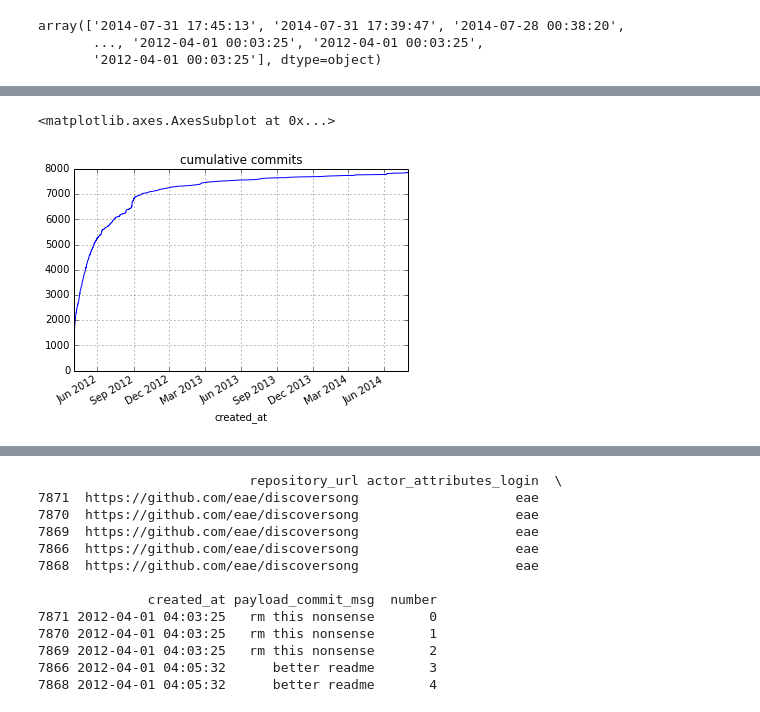
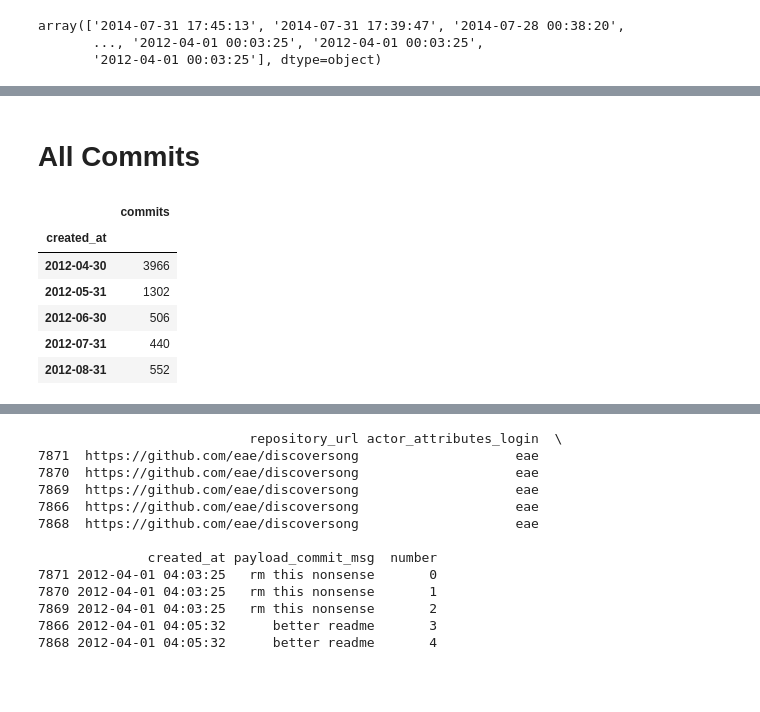
Before and after one commit to gauthamnair/repopulse, a Jupyter notebook: mockupFeasibility.ipynb, the cells around one changed output, grey strips where cells are left out. Cells and saved outputs as stored; diff of their text form; code cells hidden in the pictures; blank space fills up the shorter version.

```diff
--- a/mockupFeasibility.ipynb
+++ b/mockupFeasibility.ipynb
@@ -6,5 +9,6 @@ x = pd.read_csv('data/inputdata/results-20140731-174542.csv')
 # %%
-pd.set_option( 'display.notebook_repr_html', False )
+pd.set_option( 'display.notebook_repr_html', True )
+pd.set_option('max_rows', 5)
 # %%
 x.head()
 # %% [output]
@@ -81,5 +46,13 @@ x.head()
-# %%
-x.plot(x='created_at', y='commitNumber', title='cumulative commits')
-# %% [output]
-<matplotlib.axes.AxesSubplot at 0x...>
-[figure, removed]
+# %% [markdown]
+# All Commits
+# %%
+byMonth = x.resample('M', how='sum')
+byMonth.head()
+# %% [output]
+|  | commits |
+| created_at |  |
+| 2012-04-30 | 3966 |
+| 2012-05-31 | 1302 |
+| 2012-06-30 | 506 |
+| 2012-07-31 | 440 |
+| 2012-08-31 | 552 |
```
Also changed, not shown: parts of 11 cells of this notebook.
